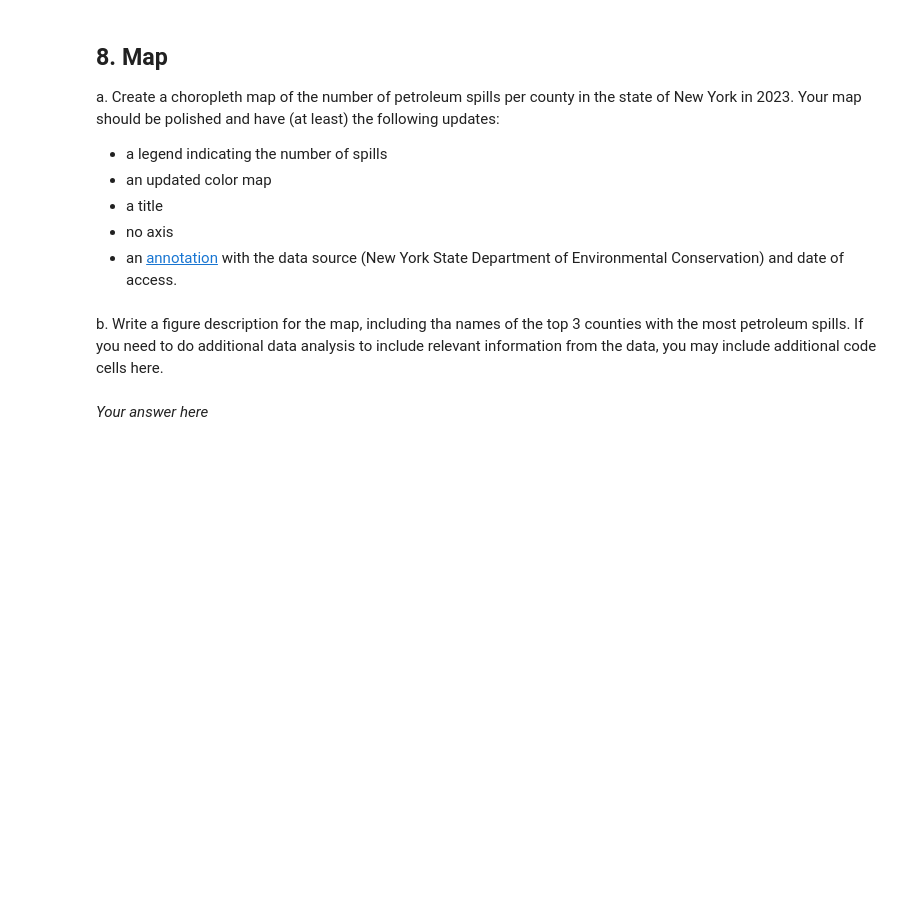
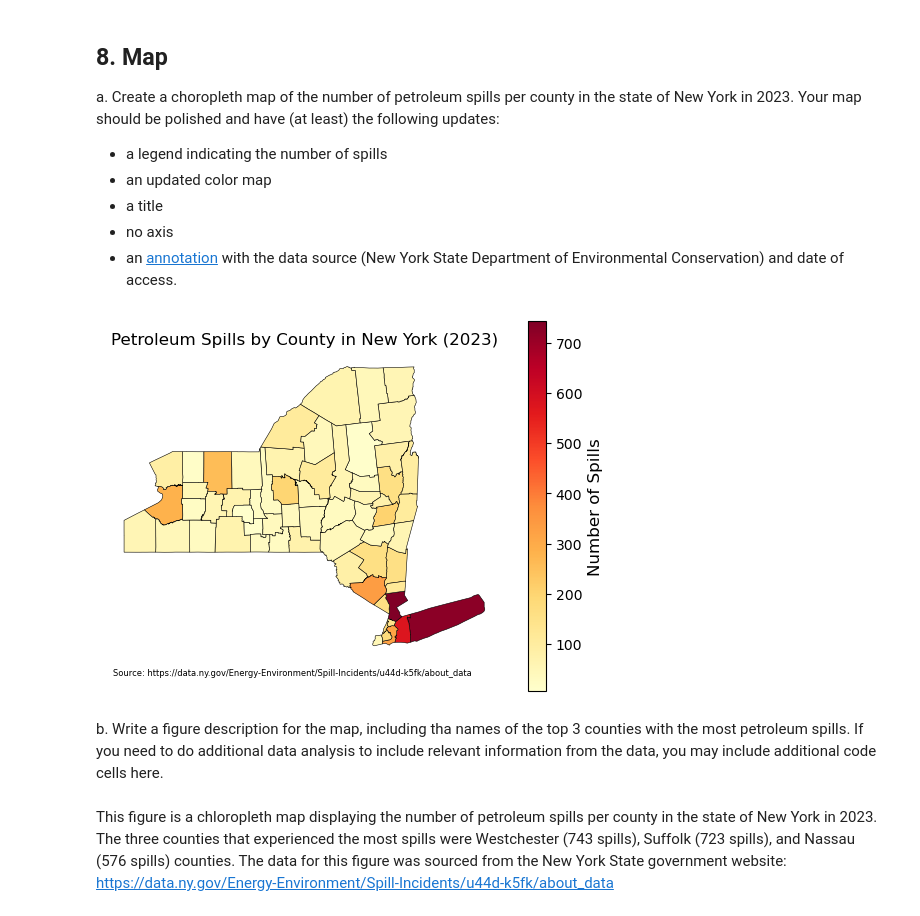
Before and after one commit to ryangreen6/eds220-hwk3, a Jupyter notebook: hwk3-task2-oil-spills.ipynb, the cells around one changed output. Cells and saved outputs as stored; diff of their text form; code cells hidden in the pictures; blank space fills up the shorter version.

```diff
--- a/hwk3-task2-oil-spills.ipynb
+++ b/hwk3-task2-oil-spills.ipynb
@@ -503,8 +505,42 @@ Your map should be polished and have (at least) the following updates:
+# %%
+# a. Your code here
+
+fig, ax = plt.subplots()
+
+
+ax = ny_counties.plot(ax=ax,
+                      column = "n_spills",
+                      linewidth = 0.4,
+                      edgecolor = "black",
+                      cmap = "YlOrRd")
+
+
+ax.annotate(
+    "Source: https://data.ny.gov/Energy-Environment/Spill-Incidents/u44d-k5fk/about_data",
+    xy=(-75, 45),
+    xytext=(-80, 40),
+    #textcoords="offset points",
+    fontsize=6,
+    color="black"
+)
+
+sm = plt.cm.ScalarMappable(cmap='YlOrRd',
+                           norm=plt.Normalize(vmin=ny_counties['n_spills'].min(),
+                                              vmax=ny_counties['n_spills'].max()))
+sm._A = []
+cbar = fig.colorbar(sm, ax=ax)
+cbar.set_label("Number of Spills", fontsize=12)
+
+ax.set_axis_off()
+ax.set_title('Petroleum Spills by County in New York (2023)')
+plt.show()
+# %% [output]
+[figure, added]
 # %% [markdown]
 <!-- END QUESTION -->
 
 <!-- BEGIN QUESTION -->
 
 b. Write a figure description for the map, including tha names of the top 3 counties with the most petroleum spills. If you need to do additional data analysis to include relevant information from the data, you may include additional code cells here.
-# %% [markdown]
-*Your answer here*
+# %% [markdown]
+This figure is a chloropleth map displaying the number of petroleum spills per county in the state of New York in 2023. The three counties that experienced the most spills were Westchester (743 spills), Suffolk (723 spills), and Nassau (576 spills) counties. The data for this figure was sourced from the New York State government website: https://data.ny.gov/Energy-Environment/Spill-Incidents/u44d-k5fk/about_data
```
Also changed, not shown: parts of 9 cells of this notebook, 1 other file.
